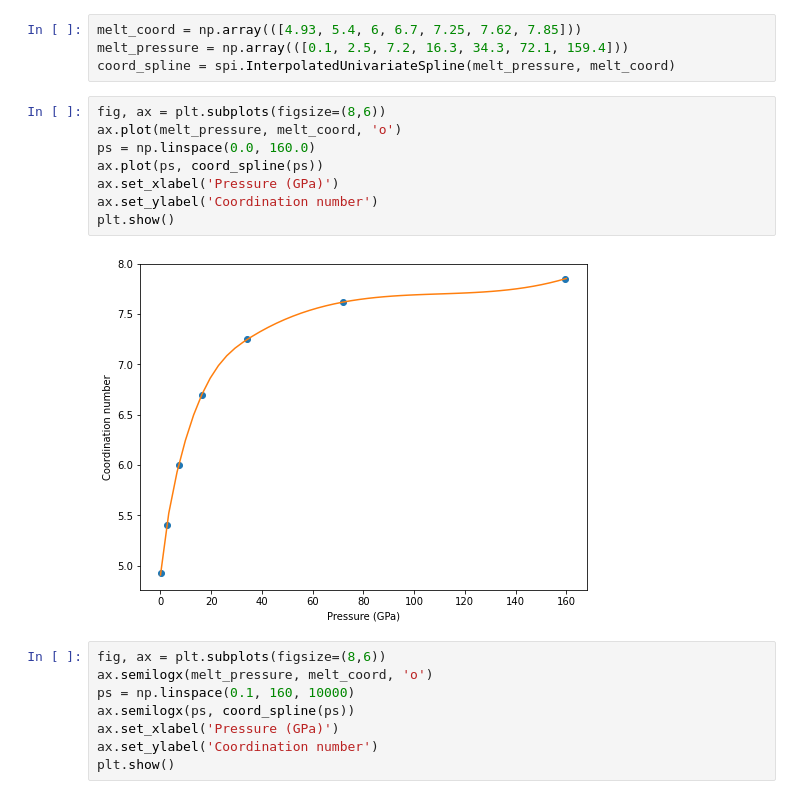
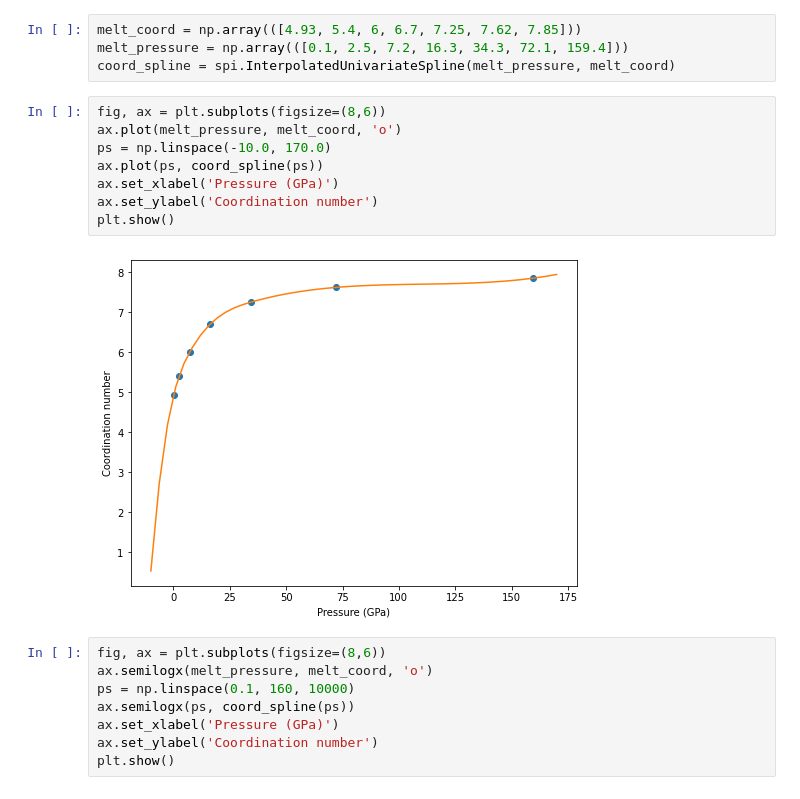
Before and after one commit to andreww/isofrac, a Jupyter notebook: potential_figure.ipynb, the cells around one changed output. Drawn from its saved outputs; the diff is of its cells as text.

```diff
--- a/potential_figure.ipynb
+++ b/potential_figure.ipynb
@@ -480,13 +602,13 @@ coord_spline = spi.InterpolatedUnivariateSpline(melt_pressure, melt_coord)
 # %%
 fig, ax = plt.subplots(figsize=(8,6))
 ax.plot(melt_pressure, melt_coord, 'o')
-ps = np.linspace(0.0, 160.0)
+ps = np.linspace(-10.0, 170.0)
 ax.plot(ps, coord_spline(ps))
 ax.set_xlabel('Pressure (GPa)')
 ax.set_ylabel('Coordination number')
 plt.show()
 # %% [output]
-[figure, old version]
+[figure, new version]
 # %%
 fig, ax = plt.subplots(figsize=(8,6))
 ax.semilogx(melt_pressure, melt_coord, 'o')
```
Also changed, not shown: parts of 6 cells of this notebook.
